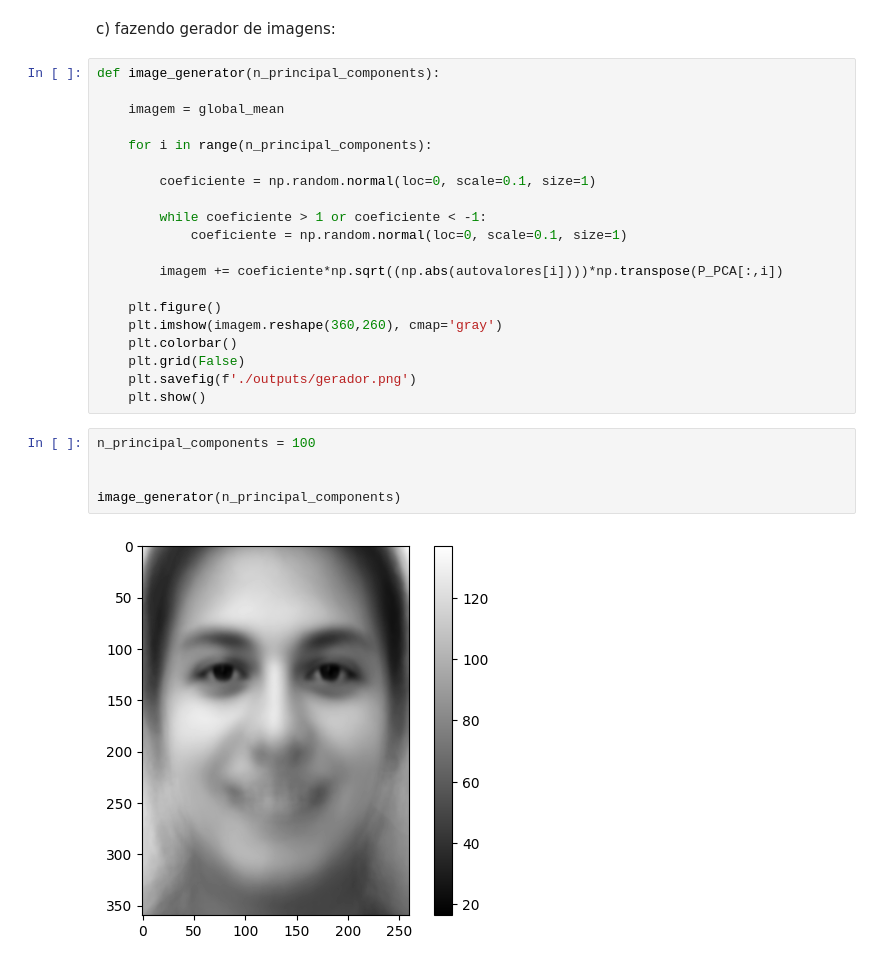
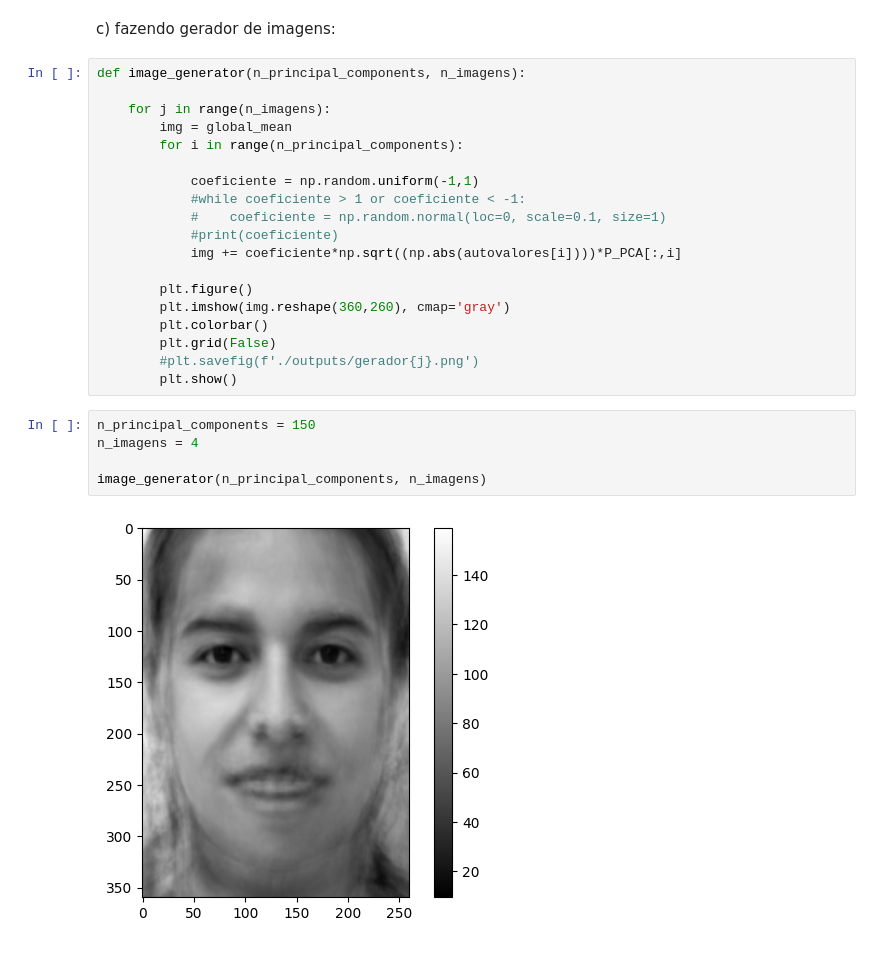
Before and after one commit to lorran-araujo/LNCC, a Jupyter notebook: disciplinas/redes-neurais/codes/lista2/exercicio3.ipynb, the cells around one changed output. Cells and saved outputs as stored; diff of their text form.

```diff
--- a/disciplinas/redes-neurais/codes/lista2/exercicio3.ipynb
+++ b/disciplinas/redes-neurais/codes/lista2/exercicio3.ipynb
@@ -197,29 +223,28 @@ for i in range(3):
 # %% [markdown]
 c) fazendo gerador de imagens:
 # %%
-def image_generator(n_principal_components):
+def image_generator(n_principal_components, n_imagens):
 
-    imagem = global_mean
+    for j in range(n_imagens):
+        img = global_mean
+        for i in range(n_principal_components):
 
-    for i in range(n_principal_components):
+            coeficiente = np.random.uniform(-1,1)
+            #while coeficiente > 1 or coeficiente < -1:
+            #    coeficiente = np.random.normal(loc=0, scale=0.1, size=1)
+            #print(coeficiente)
+            img += coeficiente*np.sqrt((np.abs(autovalores[i])))*P_PCA[:,i]
 
-        coeficiente = np.random.normal(loc=0, scale=0.1, size=1)
-
-        while coeficiente > 1 or coeficiente < -1:
-            coeficiente = np.random.normal(loc=0, scale=0.1, size=1)
-
-        imagem += coeficiente*np.sqrt((np.abs(autovalores[i])))*np.transpose(P_PCA[:,i])
-
-    plt.figure()
-    plt.imshow(imagem.reshape(360,260), cmap='gray')
-    plt.colorbar()
-    plt.grid(False)
-    plt.savefig(f'./outputs/gerador.png')
-    plt.show()
+        plt.figure()
+        plt.imshow(img.reshape(360,260), cmap='gray')
+        plt.colorbar()
+        plt.grid(False)
+        #plt.savefig(f'./outputs/gerador{j}.png')
+        plt.show()
 # %%
-n_principal_components = 100
+n_principal_components = 150
+n_imagens = 4
 
-
-image_generator(n_principal_components)
+image_generator(n_principal_components, n_imagens)
 # %% [output]
-[figure, old version]
+[figure, new version]
```
Also changed, not shown: parts of 7 cells of this notebook, 26 other files.
